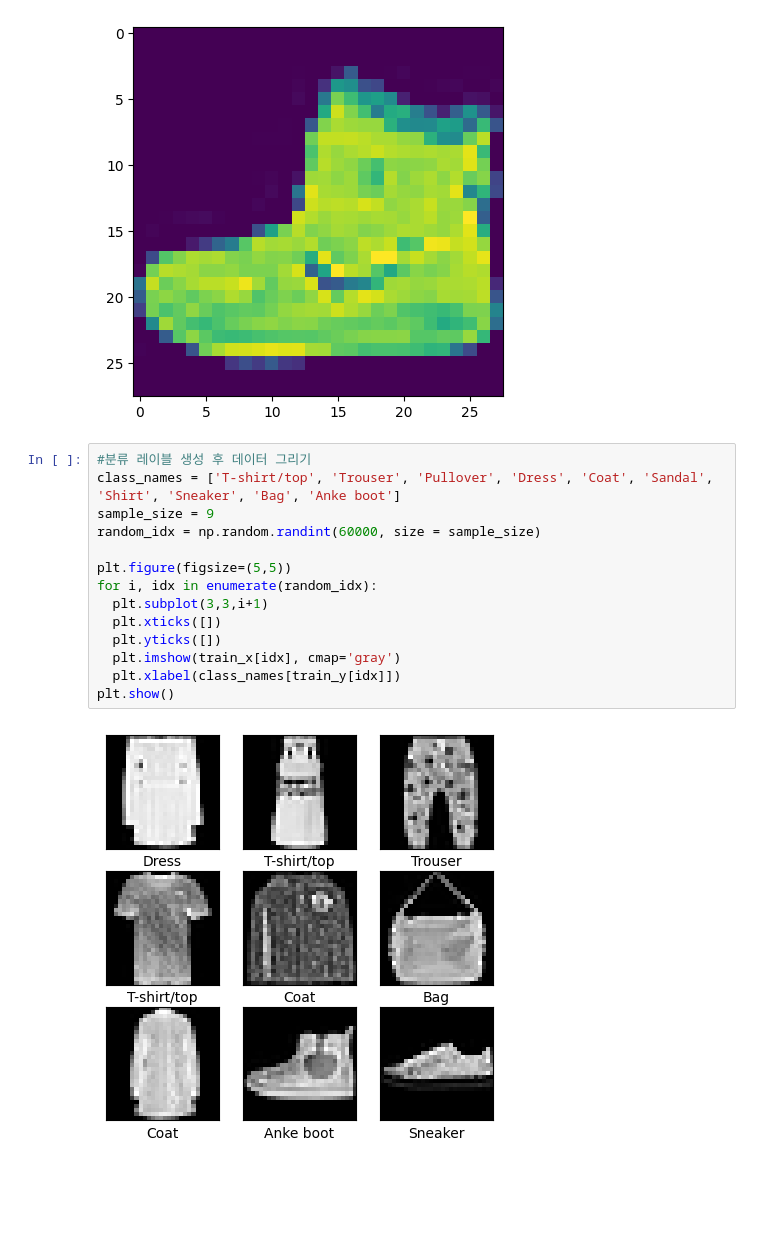
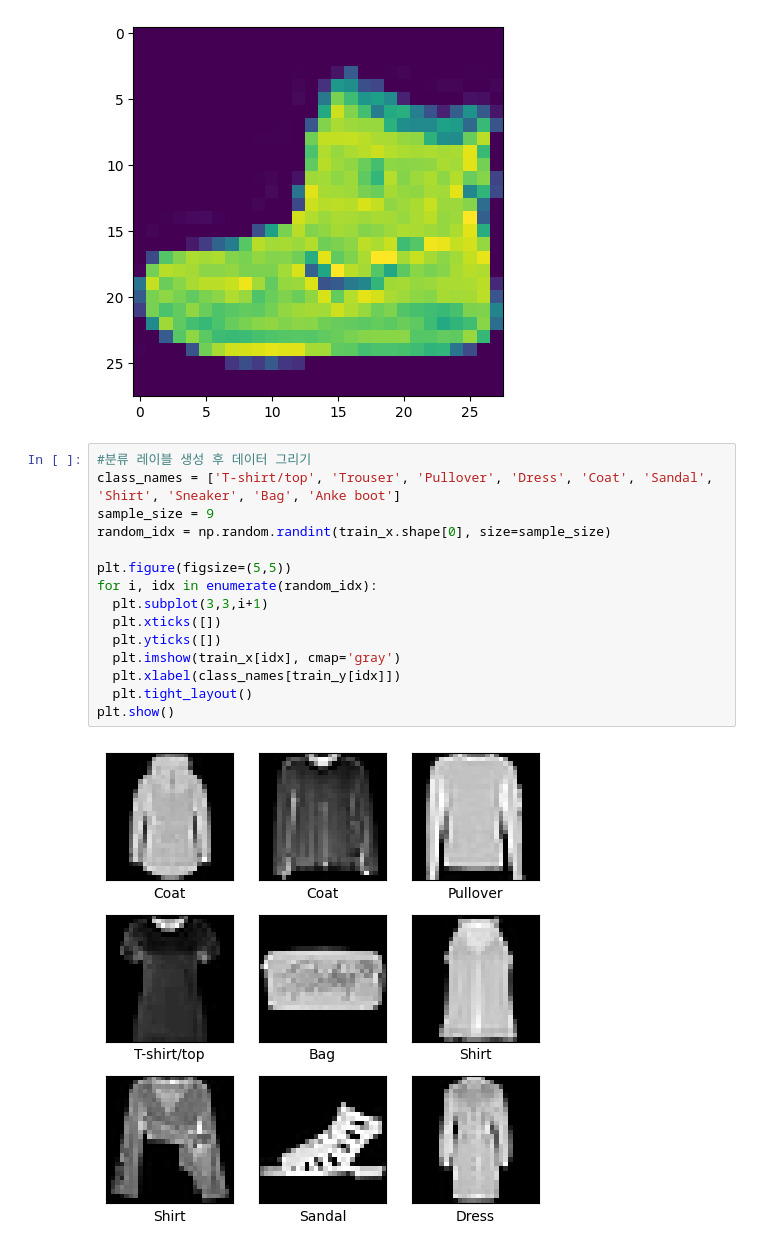
Before and after one commit to Khaneul1/express-test, a Jupyter notebook: 딥러닝_프로젝트_오예빈_고하늘.ipynb, the cells around one changed output. Drawn from its saved outputs; the diff is of its cells as text; blank space fills up the shorter version.

```diff
--- a/딥러닝_프로젝트_오예빈_고하늘.ipynb
+++ b/딥러닝_프로젝트_오예빈_고하늘.ipynb
@@ -25,16 +32,17 @@ plt.imshow(train_x[0]) #이미지 확인 과정
 # %%
 #분류 레이블 생성 후 데이터 그리기
 class_names = ['T-shirt/top', 'Trouser', 'Pullover', 'Dress', 'Coat', 'Sandal', 'Shirt', 'Sneaker', 'Bag', 'Anke boot']
 sample_size = 9
-random_idx = np.random.randint(60000, size = sample_size)
+random_idx = np.random.randint(train_x.shape[0], size=sample_size)
 
 plt.figure(figsize=(5,5))
 for i, idx in enumerate(random_idx):
   plt.subplot(3,3,i+1)
   plt.xticks([])
   plt.yticks([])
   plt.imshow(train_x[idx], cmap='gray')
   plt.xlabel(class_names[train_y[idx]])
+  plt.tight_layout()
 plt.show()
 # %% [output]
-[figure, old version]
+[figure, new version]
```
Also changed, not shown: parts of 12 cells of this notebook.
